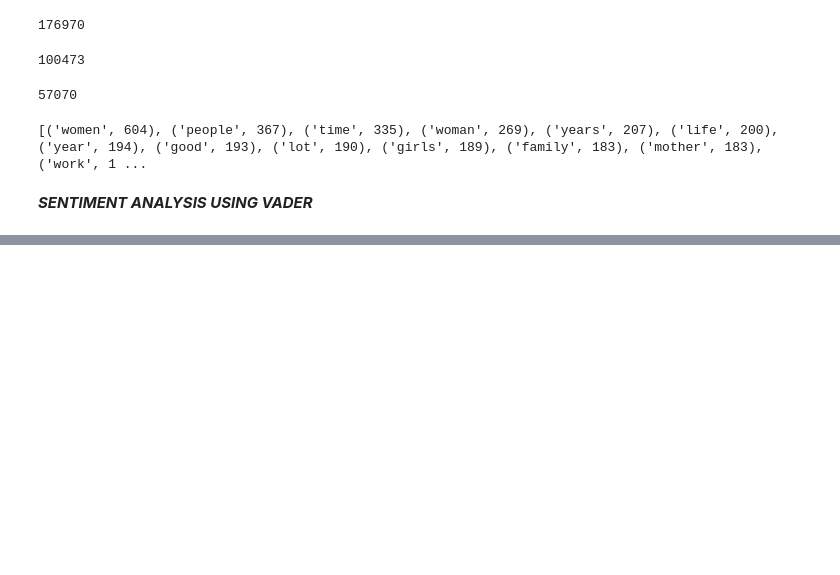
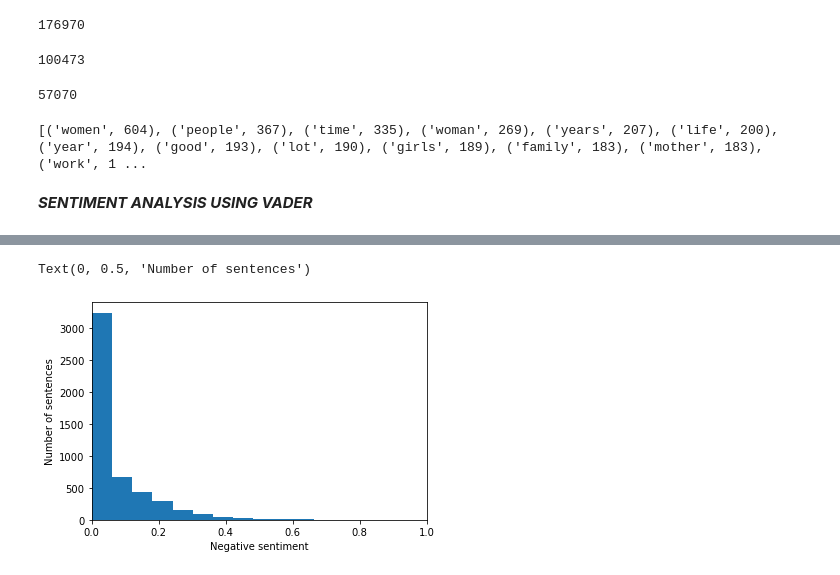
Before and after one commit to epfl-ada/ada-2021-project-adacadabras, a Jupyter notebook: topic_extraction.ipynb, the cells around one changed output, grey strips where cells are left out. Cells and saved outputs as stored; diff of their text form; code cells hidden in the pictures; blank space fills up the shorter version.

```diff
--- a/topic_extraction.ipynb
+++ b/topic_extraction.ipynb
@@ -120,0 +135,10 @@ df_0.head()
+# %%
+negative_sent = []
+[negative_sent.append(sia.polarity_scores(quote)['neg']) for quote in df_0.quotation]
+plt.hist(negative_sent,bins=15)
+plt.xlim([0,1])
+plt.xlabel('Negative sentiment')
+plt.ylabel('Number of sentences')
+# %% [output]
+Text(0, 0.5, 'Number of sentences')
+[figure, added]
```
Also changed, not shown: parts of 4 cells of this notebook.
